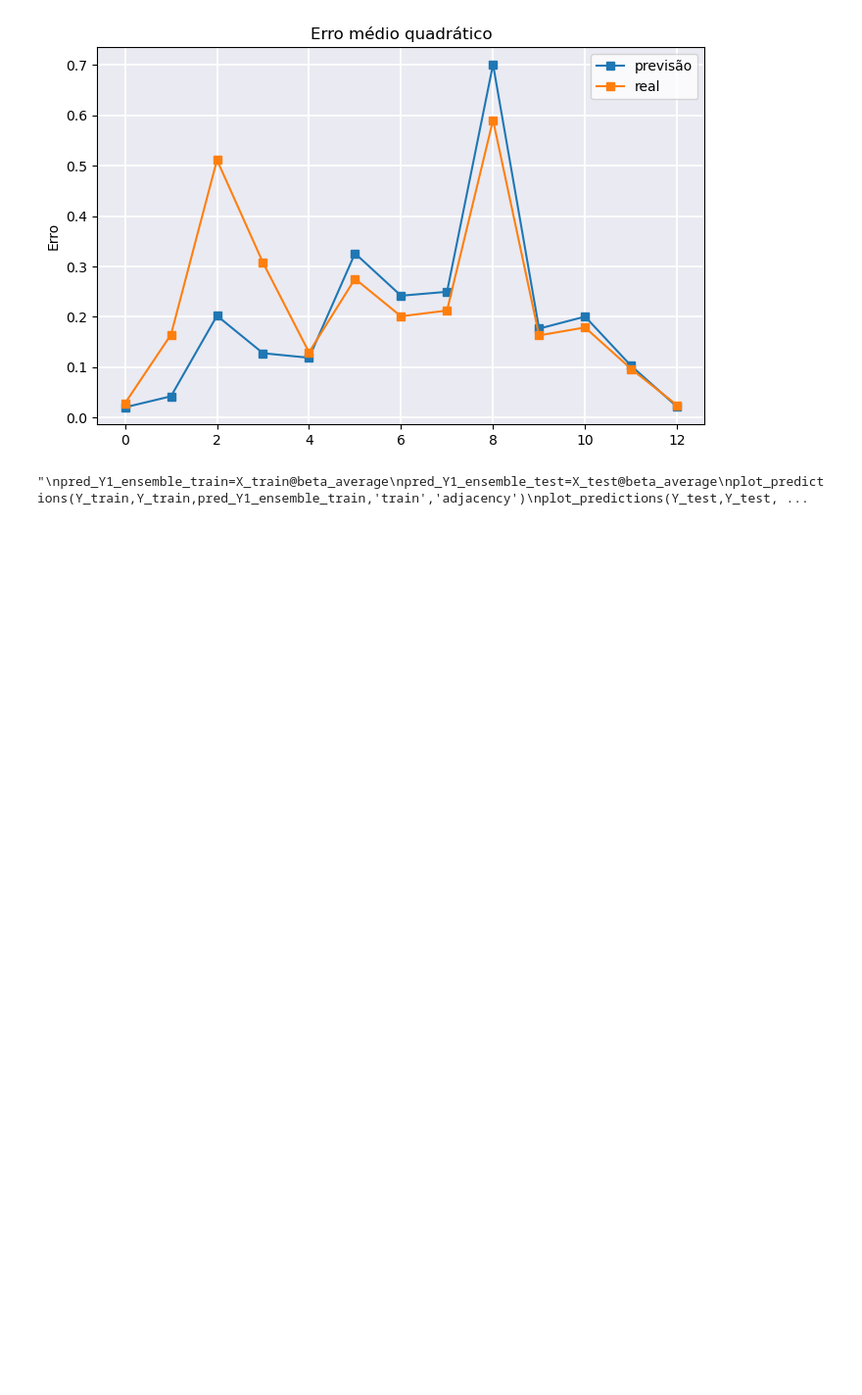
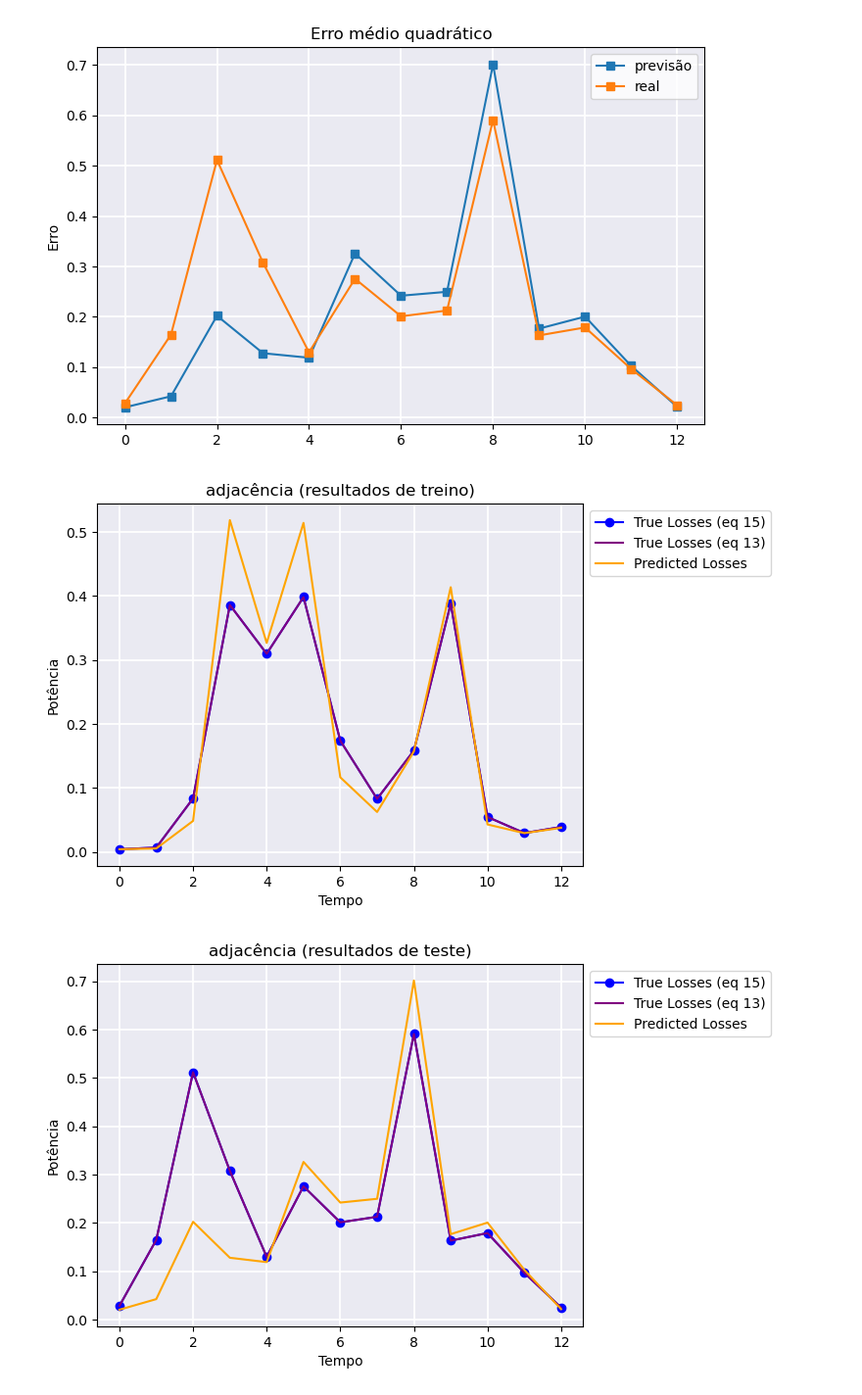
Before and after one commit to leobt23/ADRI, a Jupyter notebook: Projets_final/final2/Class2_FINAL.ipynb, the cells around one changed output. Shown at 98% size. Drawn from its saved outputs; the diff is of its cells as text; code cells hidden in the pictures; blank space fills up the shorter version.

```diff
--- a/Projets_final/final2/Class2_FINAL.ipynb
+++ b/Projets_final/final2/Class2_FINAL.ipynb
@@ -941,8 +941,8 @@ from sklearn.ensemble import BaggingRegressor
 # X: the matrix with the product of the voltages for every different time instant (M x (N * (N + 1) / 2))
 # Y: the vector with the power losses (M x 1)
 # %%
-X_train, X_test, Y_train, Y_test = train_test_split(X, Y1, test_size=0.2, random_state=42)
-X_train, X_val, Y_train, Y_val = X,Xtest,Y1,Y1test
+#X_train, X_test, Y_train, Y_test = train_test_split(X, Y1, test_size=0.2, random_state=420)
+X_train, X_test, Y_train, Y_test = X,Xtest,Y1,Y1test
 # %%
 n_estimators = 10  # The number of SVRs in the ensemble
 svr = SVR(kernel='linear')
@@ -1002,11 +1002,11 @@ plot_prev_Y1(3*previsao_test,Y1test)
 [figure]
 [figure]
 # %%
-'''
+
 pred_Y1_ensemble_train=X_train@beta_average
 pred_Y1_ensemble_test=X_test@beta_average
-plot_predictions(Y_train,Y_train,pred_Y1_ensemble_train,'train','adjacency')
-plot_predictions(Y_test,Y_test,pred_Y1_ensemble_test,'test','adjacency')
-'''
+plot_predictions(Y_train,Y_train,3*pred_Y1_ensemble_train,'train','adjacency')
+plot_predictions(Y_test,Y_test,3*pred_Y1_ensemble_test,'test','adjacency')
 # %% [output]
-"\npred_Y1_ensemble_train=X_train@beta_average\npred_Y1_ensemble_test=X_test@beta_average\nplot_predictions(Y_train,Y_train,pred_Y1_ensemble_train,'train','adjacency')\nplot_predictions(Y_test,Y_test, ...
+[figure, added]
+[figure, added]
```
Also changed, not shown: parts of 8 cells of this notebook.
